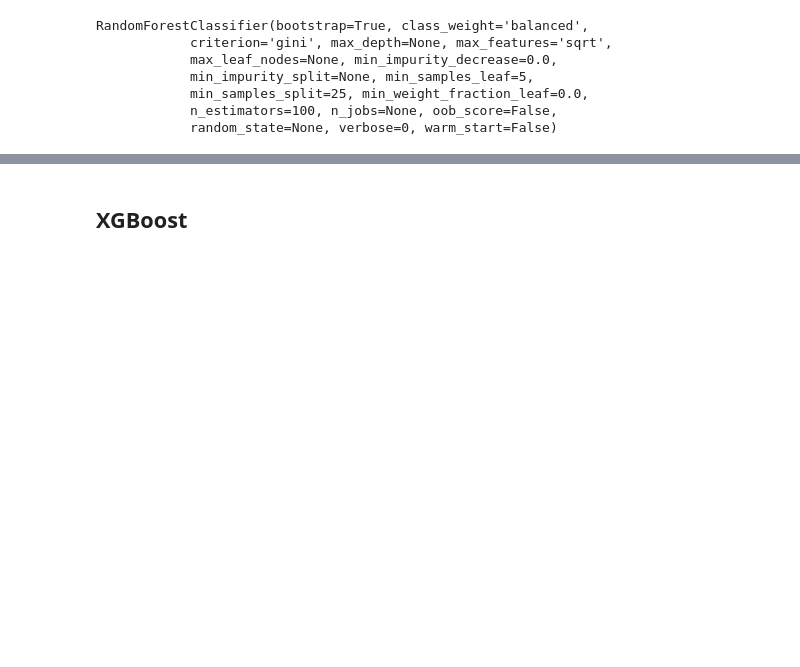
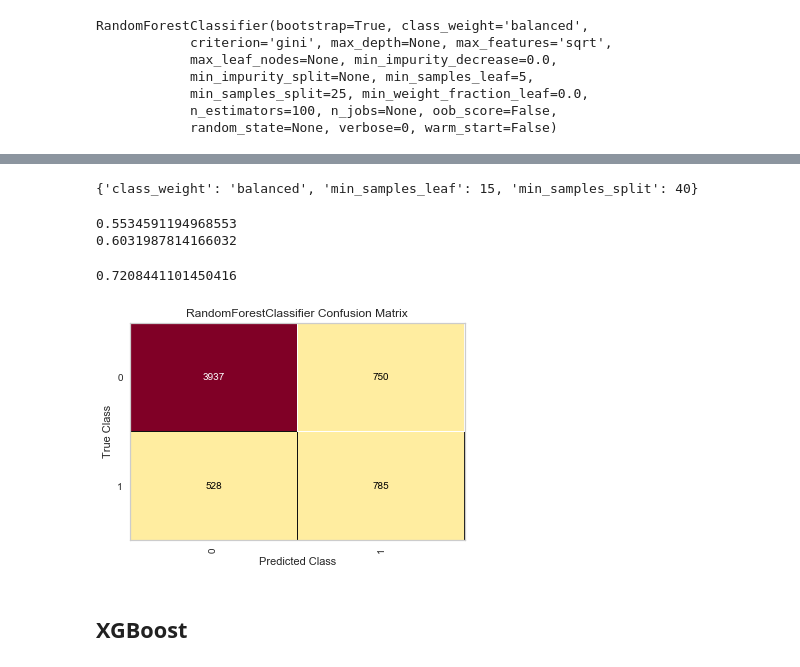
Before and after one commit to nt-ds/default-of-credit-card-clients, a Jupyter notebook: notebooks/2.0-models.ipynb, the cells around one changed output, grey strips where cells are left out. Saved outputs shown, nothing was run; the diff lists cells and outputs as text; code cells hidden in the pictures; blank space fills up the shorter version.

```diff
--- a/notebooks/2.0-models.ipynb
+++ b/notebooks/2.0-models.ipynb
@@ -146,0 +163,9 @@ print(auc(fpr, tpr)) # AUC of ROC
+# %%
+ccd_rf_gs_params = {
+    'class_weight':['balanced', {0:1, 1:100}, {0:1, 1:50}, {0:1, 1:75}],
+    'min_samples_leaf':[15, 20, 25],
+    'min_samples_split':[40, 50, 70]
+}
+ccd_rf_gs = GridSearchCV(ccd_rf_clf_gs, ccd_rf_gs_params, cv=3, scoring='f1', n_jobs=-1)
+# %%
+ccd_rf_gs.fit(X_train, y_train)
@@ -146,0 +185,23 @@ print(auc(fpr, tpr)) # AUC of ROC
+# %%
+ccd_rf_gs.best_params_
+# %% [output]
+{'class_weight': 'balanced', 'min_samples_leaf': 15, 'min_samples_split': 40}
+# %%
+ccd_rf_opt = RandomForestClassifier(**ccd_rf_gs.best_params_, n_estimators=100)
+# %%
+ccd_rf_opt.fit(X_train, y_train)
+ccd_rf_opt_preds = ccd_rf_opt.predict(X_test)
+print(f1_score(y_test, ccd_rf_opt_preds))
+print(recall_score(y_test, ccd_rf_opt_preds))
+roc_auc_score(y_test, ccd_rf_opt_preds)
+# %% [output]
+0.5534591194968553
+0.6031987814166032
+0.7208441101450416
+# %%
+ccd_rf_opt_cm = ConfusionMatrix(ccd_rf_opt)
+ccd_rf_opt_cm.fit(X_train, y_train)
+ccd_rf_opt_cm.score(X_test, y_test)
+ccd_rf_opt_cm.poof()
+# %% [output]
+[figure, added]
```
Also changed, not shown: parts of 23 cells of this notebook.
